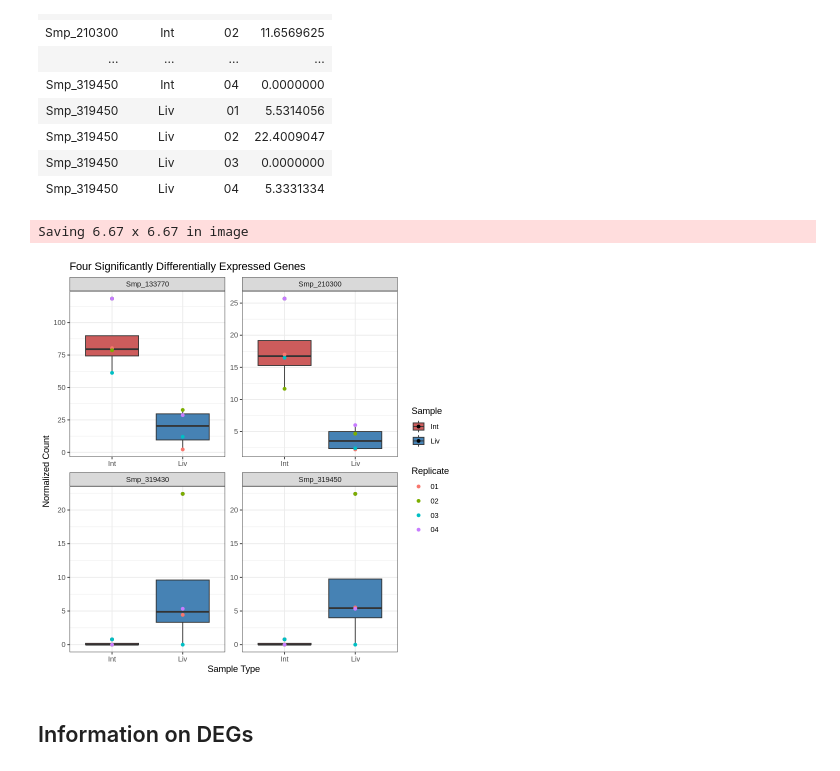
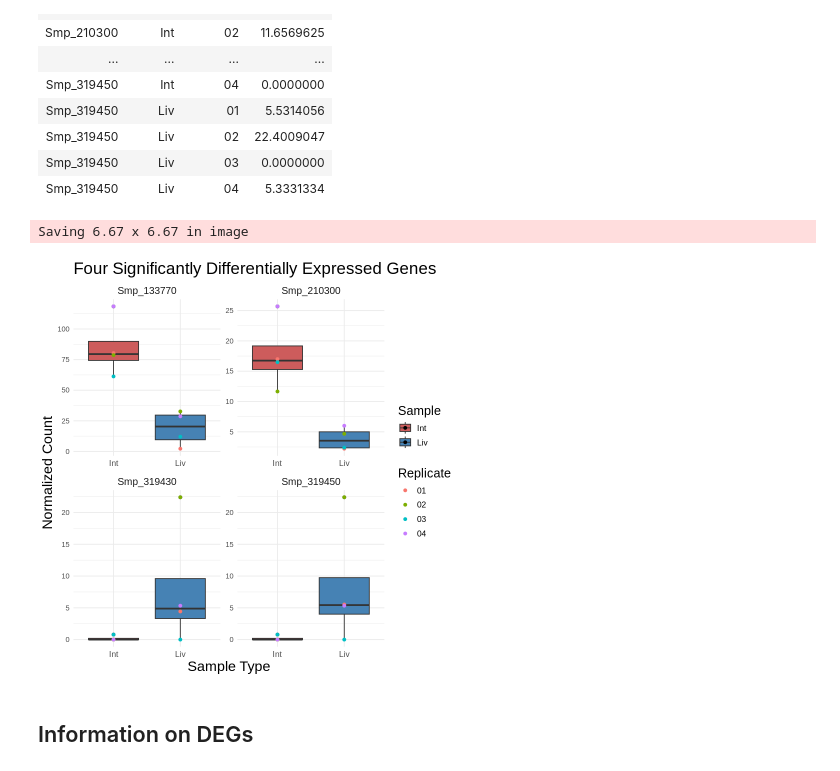
Before and after one commit to swill04/Schistosoma-RNA-seq, a Jupyter notebook: DEGs_plots.ipynb, the cells around one changed output. Saved outputs shown, nothing was run; the diff lists cells and outputs as text; code cells hidden in the pictures.

Commit message:
updating deg plot

```diff
--- a/DEGs_plots.ipynb
+++ b/DEGs_plots.ipynb
@@ -210,23 +212,31 @@ A tibble: 32 × 4
 # %%
 DEG_plot <- selected_genes |>
     ggplot(aes(x = sample, y = norm_count, fill = sample)) +
         geom_boxplot() +
         geom_point(aes(color = replicate)) +
     facet_wrap(facets = vars(gene_id), scales = "free") +
     labs(
         title = 'Four Significantly Differentially Expressed Genes',
         color = 'Replicate',
         fill = 'Sample'
     ) +
     xlab('Sample Type') +
     ylab('Normalized Count')
 
-DEG_plot <- DEG_plot + theme_bw() + scale_fill_manual(values = c('#CD5C5C', '#4682B4'))
+DEG_plot <- DEG_plot + theme_minimal() + scale_fill_manual(values = c('#CD5C5C', '#4682B4')) + theme(
+        axis.title.x = element_text(size = 17),
+        axis.title.y = element_text(size = 17),
+        legend.title = element_text(size = 15),
+        legend.text = element_text(size = 10),
+        plot.title = element_text(size = 20),
+        strip.text = element_text(size = 12),
+        axis.text.x = element_text(size = 10)
+)
 DEG_plot
 ggsave('plots/DEGs_plot.png', DEG_plot)
 # %% [output]
 Saving 6.67 x 6.67 in image
-[figure, old version]
+[figure, new version]
 # %% [markdown]
 ## Information on DEGs
 # %% [markdown]
```
Also changed, not shown: parts of 1 cell of this notebook.
